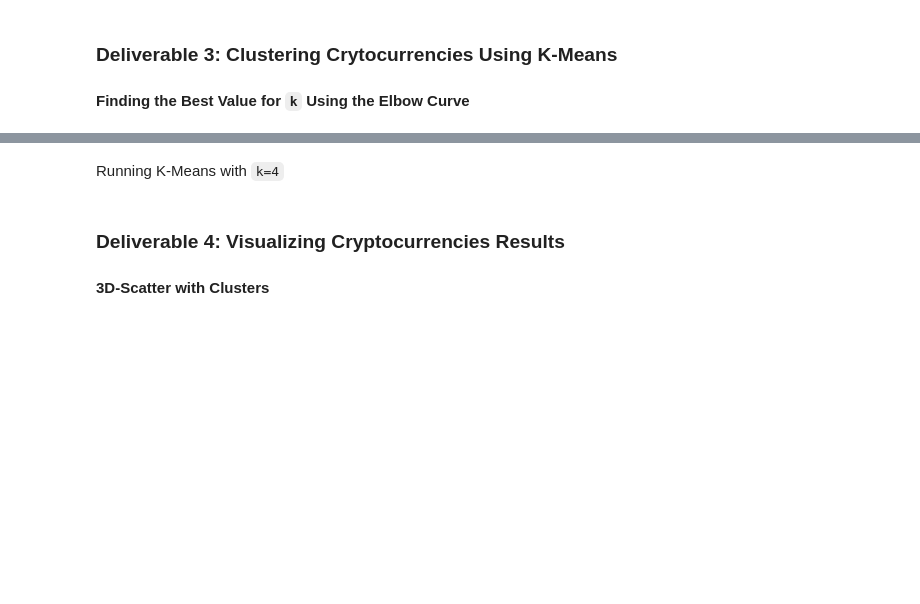
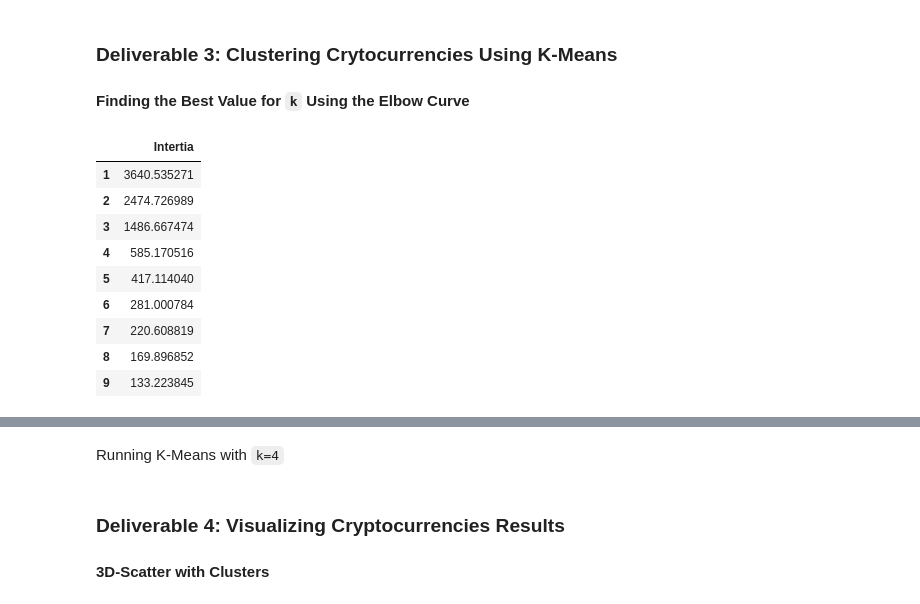
Before and after one commit to david-garza/Cryptocurrencies, a Jupyter notebook: crypto_clustering.ipynb, the cells around one changed output, grey strips where cells are left out. Drawn from its saved outputs; the diff is of its cells as text; code cells hidden in the pictures; blank space fills up the shorter version.

```diff
--- a/crypto_clustering.ipynb
+++ b/crypto_clustering.ipynb
@@ -197,4 +197,23 @@ pcs_df.head()
 #### Finding the Best Value for `k` Using the Elbow Curve
 # %%
 # Create an elbow curve to find the best value for K.
-# YOUR CODE HERE
+values = {}
+
+for k in range(1,10):
+    model=KMeans(n_clusters=k,random_state=1)
+    model.fit(pcs_df)
+    values[k]= model.inertia_
+# %%
+values_df=pd.DataFrame.from_dict(values,orient="index",columns=["Intertia"])
+values_df
+# %% [output]
+|  | Intertia |
+| 1 | 3640.535271 |
+| 2 | 2474.726989 |
+| 3 | 1486.667474 |
+| 4 | 585.170516 |
+| 5 | 417.114040 |
+| 6 | 281.000784 |
+| 7 | 220.608819 |
+| 8 | 169.896852 |
+| 9 | 133.223845 |
```
Also changed, not shown: parts of 2 cells of this notebook.
